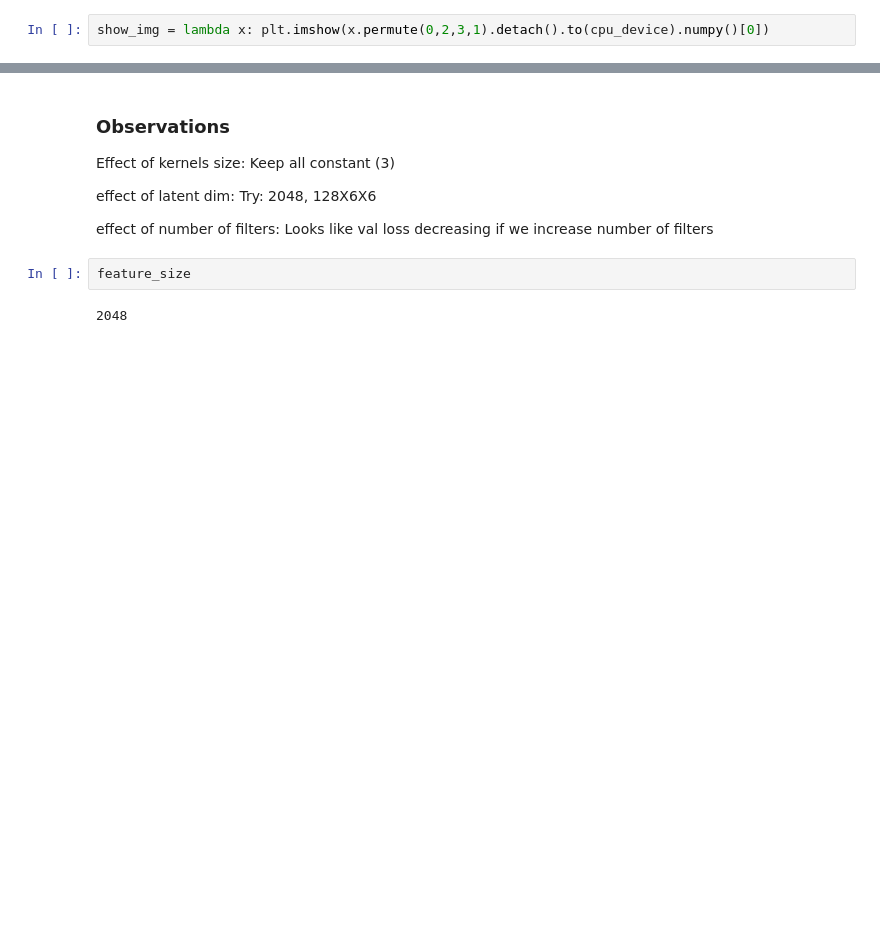
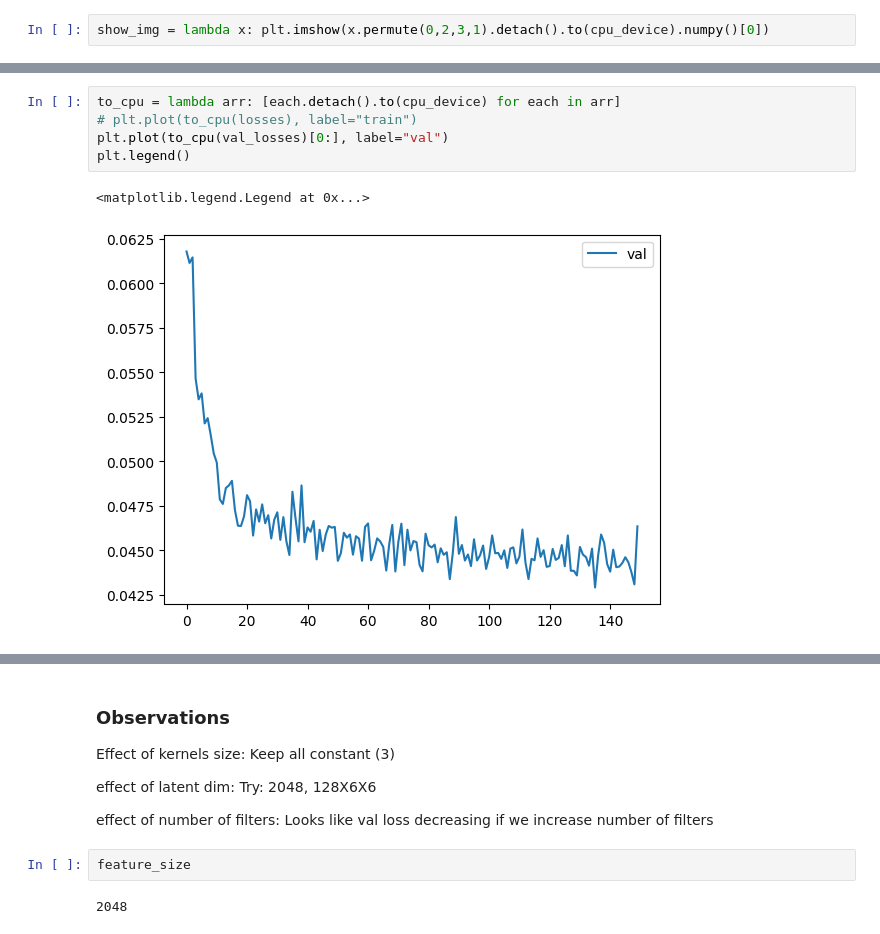
Before and after one commit to karm-patel/VAE, a Jupyter notebook: autoencoders/auto-encoder-training.ipynb, the cells around one changed output, grey strips where cells are left out. Drawn from its saved outputs; the diff is of its cells as text; blank space fills up the shorter version.

```diff
--- a/autoencoders/auto-encoder-training.ipynb
+++ b/autoencoders/auto-encoder-training.ipynb
@@ -205,3 +212,11 @@ Wall time: 27min 58s
+# %%
+to_cpu = lambda arr: [each.detach().to(cpu_device) for each in arr]
+# plt.plot(to_cpu(losses), label="train")
+plt.plot(to_cpu(val_losses)[0:], label="val")
+plt.legend()
+# %% [output]
+<matplotlib.legend.Legend at 0x...>
+[figure, added]
 # %%
 to_cpu = lambda arr: [each.detach().to(cpu_device) for each in arr]
 # plt.plot(to_cpu(losses), label="train")
```
Also changed, not shown: parts of 14 cells of this notebook, 3 other files.
